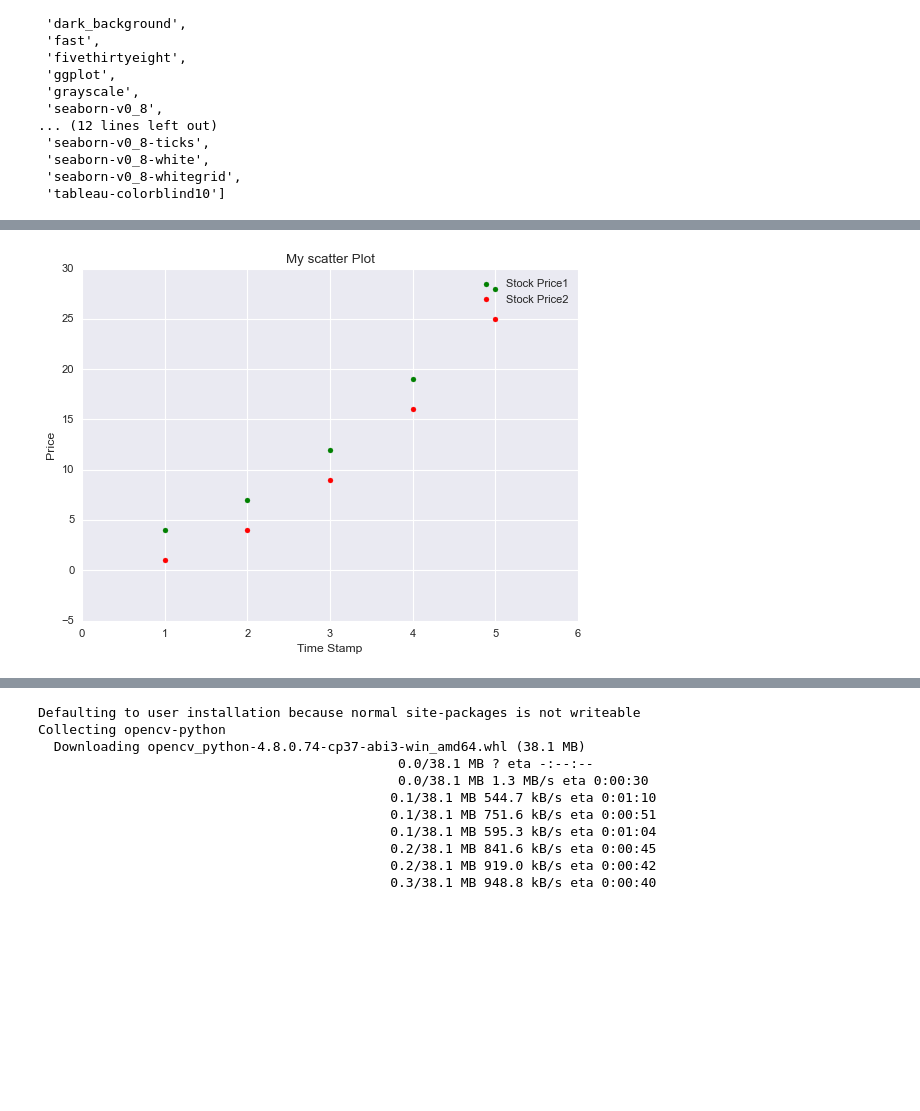
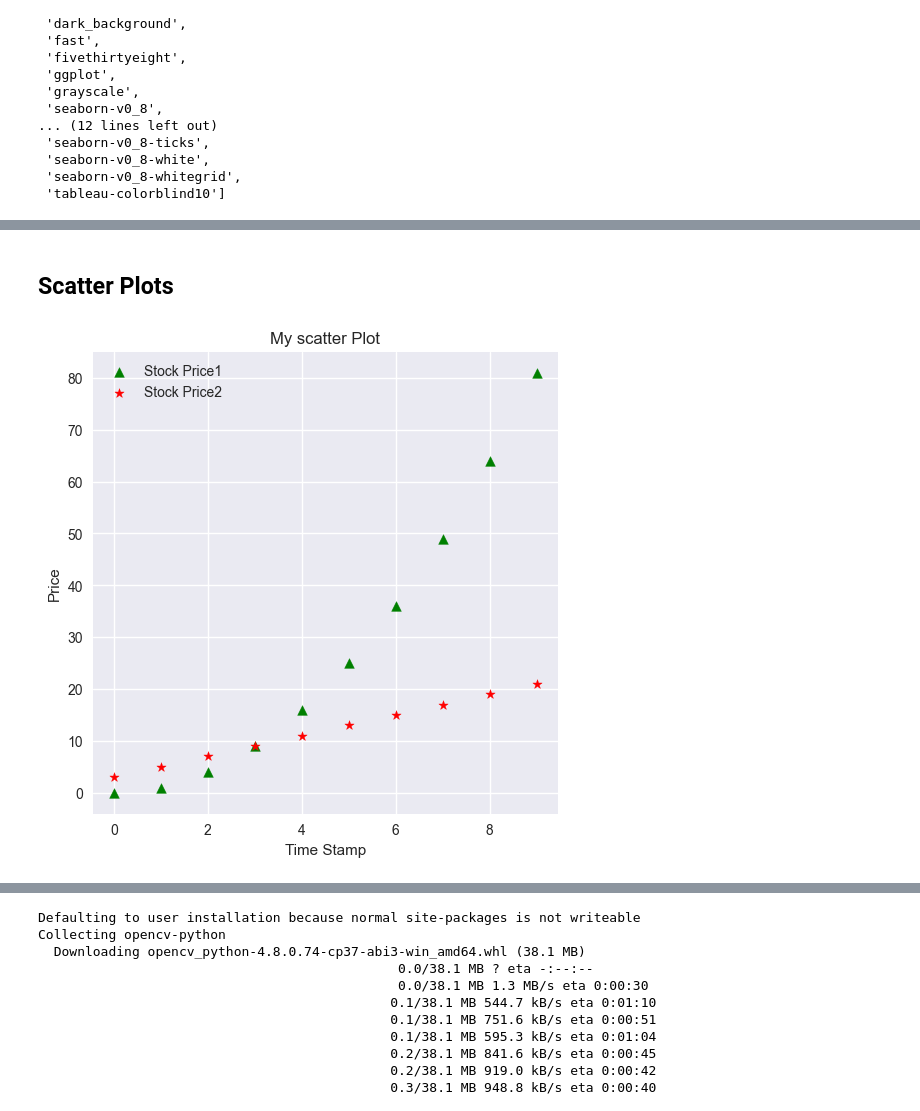
Before and after one commit to Jaya-Vashisth/Data-Science, a Jupyter notebook: python basics/8. Visualization and OpenCV.ipynb, the cells around one changed output, grey strips where cells are left out. Saved outputs shown, nothing was run; the diff lists cells and outputs as text; code cells hidden in the pictures; blank space fills up the shorter version.

```diff
--- a/python basics/8. Visualization and OpenCV.ipynb
+++ b/python basics/8. Visualization and OpenCV.ipynb
@@ -4,8 +4,9 @@
 import matplotlib.pyplot as plt
 import numpy as np
 # %%
-x =  np.array([1, 2, 3, 4, 5])
-y = x**2 + 3
+x = np.arange(10)
+y1 = x**2
+y2 = x*2 +3
 # %%
 plt.style.available
 # %% [output]
@@ -41,10 +55,14 @@ plt.show()
+# %% [markdown]
+## Scatter Plots
 # %%
-plt.scatter(x, y, label = "Stock Price1" , color = 'green')
-plt.scatter(x, x**2, label = "Stock Price2", color = 'red')
+# adjusting the size of the plot
+plt.figure(figsize = (6,6))
+plt.scatter(x, y1, label = "Stock Price1" , color = 'green' , marker = '^')
+plt.scatter(x, y2, label = "Stock Price2", color = 'red', marker = '*')
 plt.legend()
 plt.xlabel("Time Stamp")
 plt.ylabel("Price")
 plt.title("My scatter Plot")
 plt.show()
 # %% [output]
-[figure, old version]
+[figure, new version]
```
Also changed, not shown: parts of 27 cells of this notebook, 6 other files.
